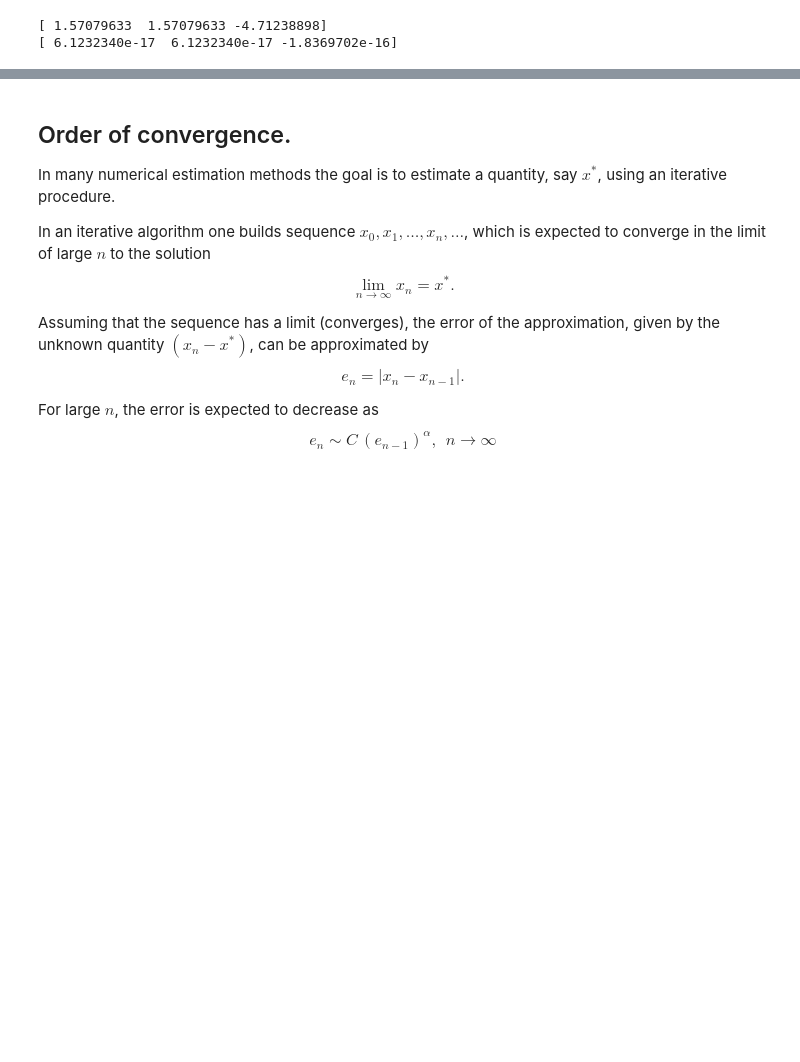
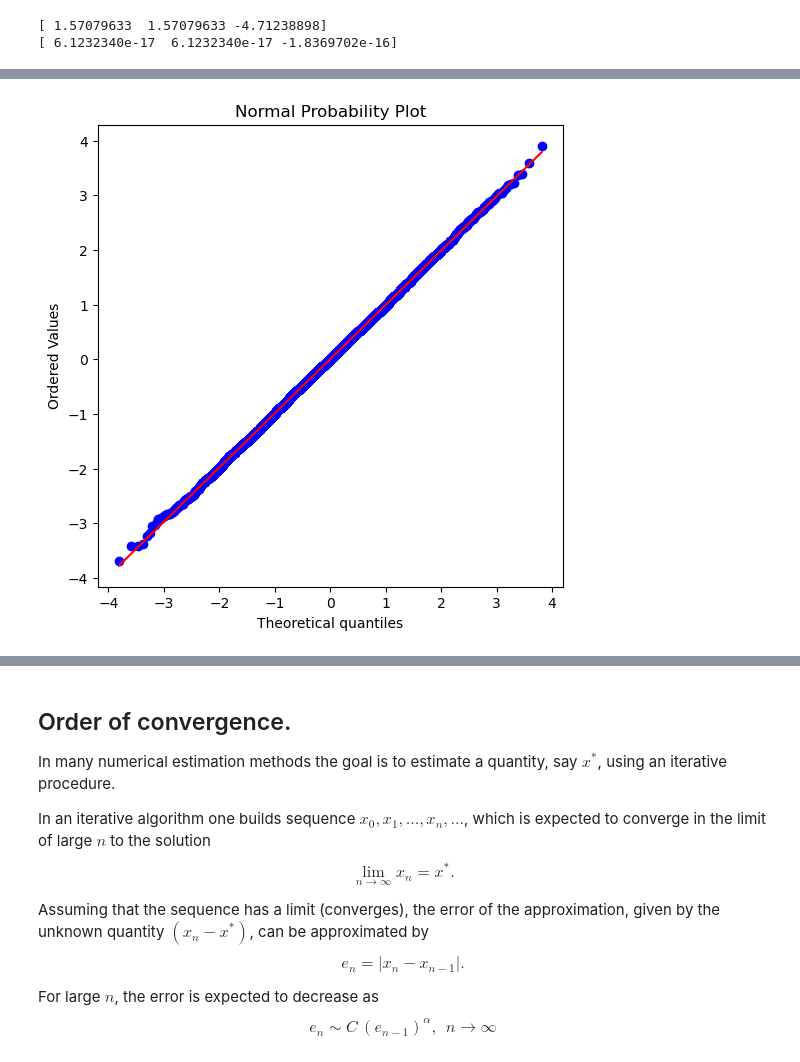
Before and after one commit to Arkh3/master_cn_25-26, a Jupyter notebook: practicas/practica2/H2_Teruel.ipynb, the cells around one changed output, grey strips where cells are left out. Saved outputs shown, nothing was run; the diff lists cells and outputs as text; code cells hidden in the pictures; blank space fills up the shorter version.

```diff
--- a/practicas/practica2/H2_Teruel.ipynb
+++ b/practicas/practica2/H2_Teruel.ipynb
@@ -564,0 +594,9 @@ print(f(roots))
+# %%
+# Normal probability plot (Q-Q plot)
+plt.figure(figsize=(6, 6))
+probplot(sample, dist="norm", plot=plt)
+plt.title("Normal Probability Plot")
+
+plt.show()
+# %% [output]
+[figure, added]
```
Also changed, not shown: parts of 6 cells of this notebook, 1 other file.
